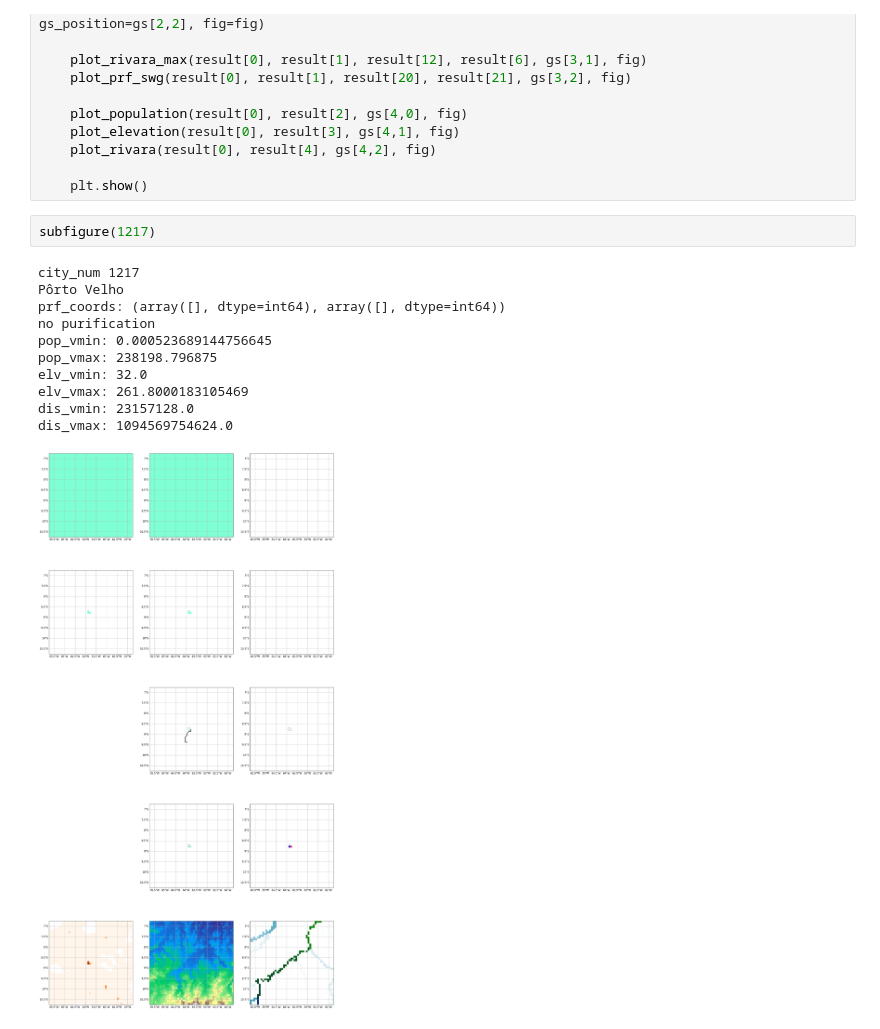
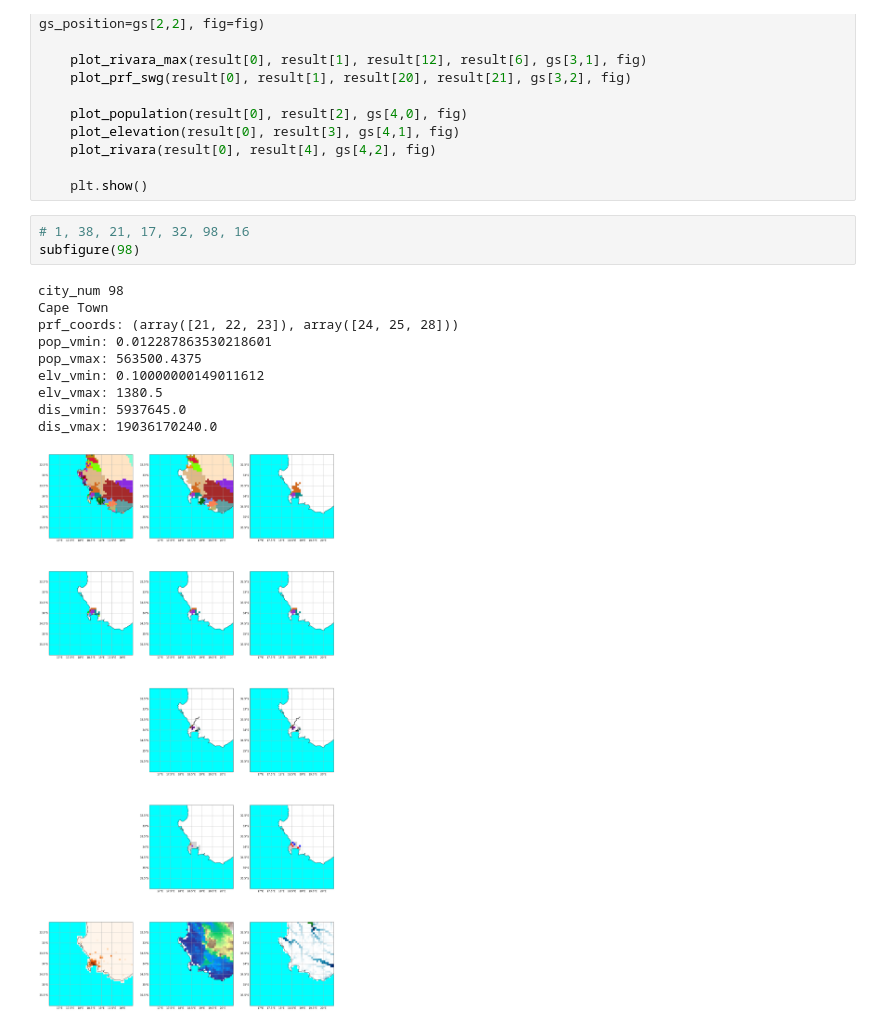
Before and after one commit to HalKiyo/h08_urban, a Jupyter notebook: global_city/pst/josui_gesui.ipynb, the cells around one changed output. Saved outputs shown, nothing was run; the diff lists cells and outputs as text.

```diff
--- a/global_city/pst/josui_gesui.ipynb
+++ b/global_city/pst/josui_gesui.ipynb
@@ -1429,16 +1504,16 @@ def subfigure(target_index):
 
     plt.show()
 # %%
-subfigure(1217)
+# 1, 38, 21, 17, 32, 98, 16
+subfigure(98)
 # %% [output]
-city_num 1217
-Pôrto Velho
-prf_coords: (array([], dtype=int64), array([], dtype=int64))
-no purification
-pop_vmin: 0.000523689144756645
-pop_vmax: 238198.796875
-elv_vmin: 32.0
-elv_vmax: 261.8000183105469
-dis_vmin: 23157128.0
-dis_vmax: 1094569754624.0
+city_num 98
+Cape Town
+prf_coords: (array([21, 22, 23]), array([24, 25, 28]))
+pop_vmin: 0.012287863530218601
+pop_vmax: 563500.4375
+elv_vmin: 0.10000000149011612
+elv_vmax: 1380.5
+dis_vmin: 5937645.0
+dis_vmax: 19036170240.0
-[figure, old version]
+[figure, new version]
```
Also changed, not shown: parts of 1 cell of this notebook, 2 other files.
